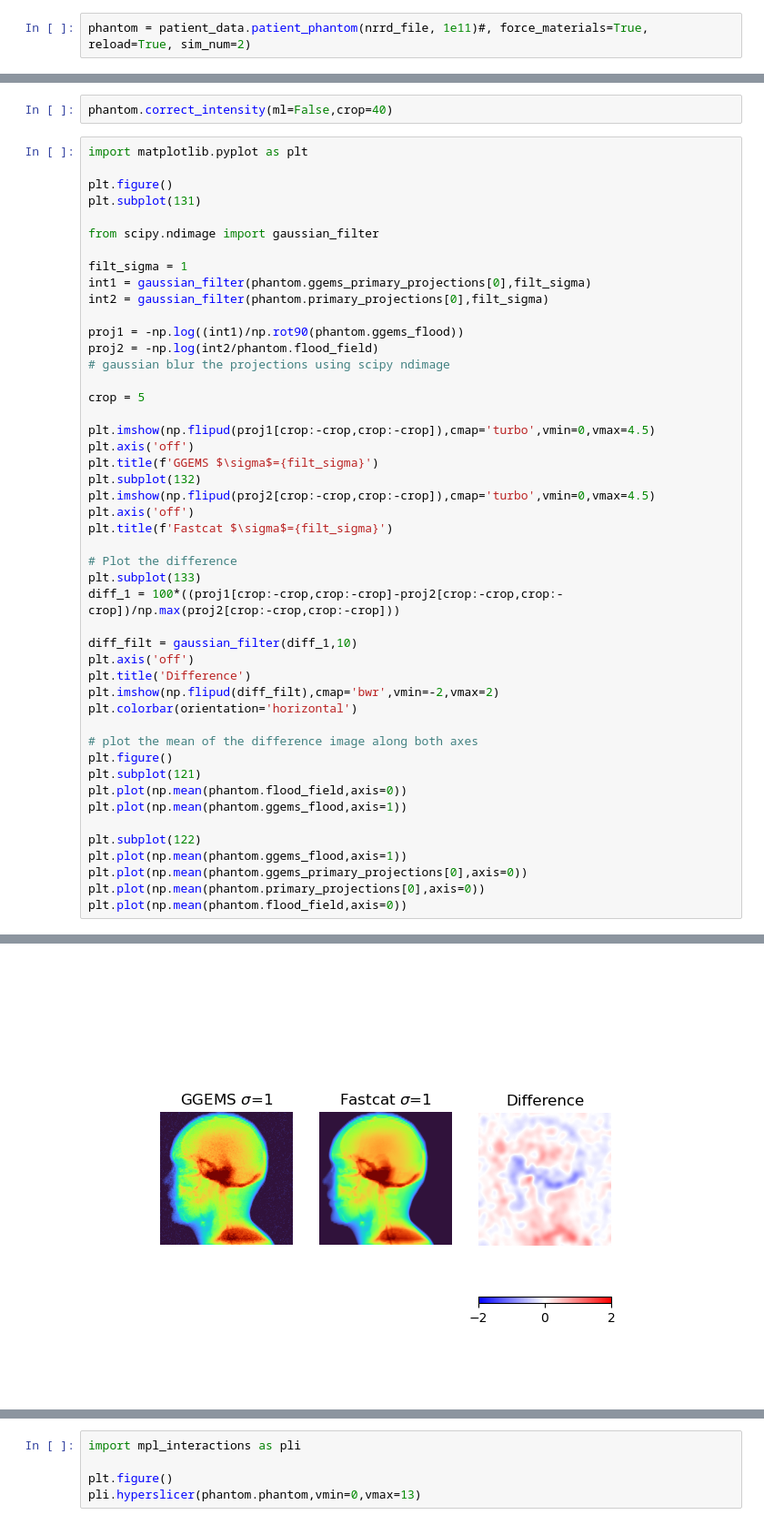
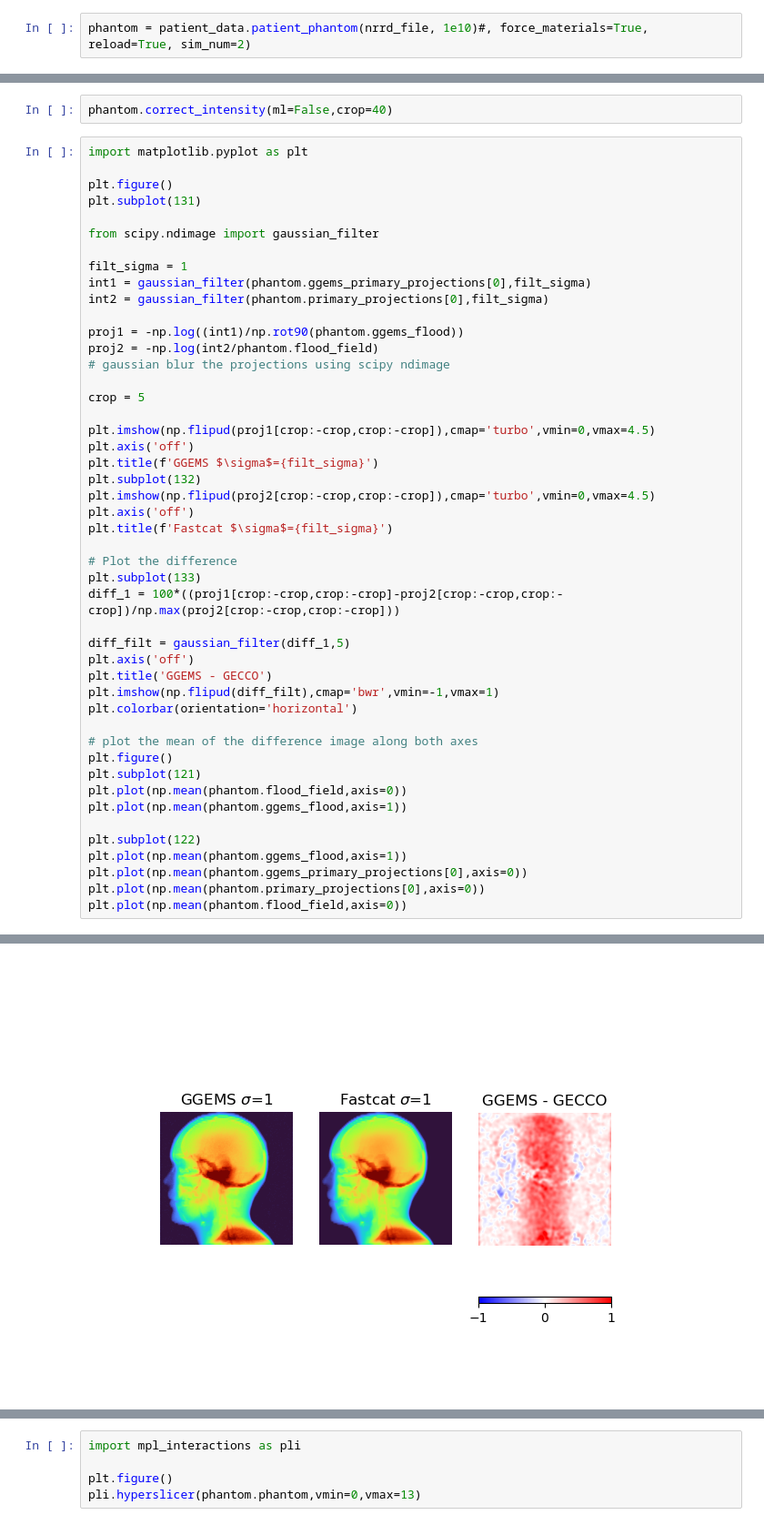
Before and after one commit to jerichooconnell/work-dfci, a Jupyter notebook: 3-jupyter_notebooks_patient/11-initial_patient_redo/3-simulate_from_XCAT.ipynb, the cells around one changed output, grey strips where cells are left out. Shown at 91% size. Cells and saved outputs as stored; diff of their text form.

```diff
--- a/3-jupyter_notebooks_patient/11-initial_patient_redo/3-simulate_from_XCAT.ipynb
+++ b/3-jupyter_notebooks_patient/11-initial_patient_redo/3-simulate_from_XCAT.ipynb
@@ -16,5 +16,5 @@ nrrd_file = '/home/jericho/Software/gecco/gecco/user_phantoms/XCAT/XCAT.mhd'
 # nrrd_file = '/home/jericho/Software/fastcat/examples/patient_data/data/smaller_volume_CNS_CT.nrrd'
 # nrrd_to_mhd(nrrd_file,force=True)
 # %%
-phantom = patient_data.patient_phantom(nrrd_file, 1e11)#, force_materials=True, reload=True, sim_num=2)
+phantom = patient_data.patient_phantom(nrrd_file, 1e10)#, force_materials=True, reload=True, sim_num=2)
 # %% [output]
@@ -143,34 +152,34 @@ proj2 = -np.log(int2/phantom.flood_field)
 crop = 5
 
 plt.imshow(np.flipud(proj1[crop:-crop,crop:-crop]),cmap='turbo',vmin=0,vmax=4.5)
 plt.axis('off')
 plt.title(f'GGEMS $\sigma$={filt_sigma}')
 plt.subplot(132)
 plt.imshow(np.flipud(proj2[crop:-crop,crop:-crop]),cmap='turbo',vmin=0,vmax=4.5)
 plt.axis('off')
 plt.title(f'Fastcat $\sigma$={filt_sigma}')
 
 # Plot the difference
 plt.subplot(133)
 diff_1 = 100*((proj1[crop:-crop,crop:-crop]-proj2[crop:-crop,crop:-crop])/np.max(proj2[crop:-crop,crop:-crop]))
 
-diff_filt = gaussian_filter(diff_1,10)
+diff_filt = gaussian_filter(diff_1,5)
 plt.axis('off')
-plt.title('Difference')
-plt.imshow(np.flipud(diff_filt),cmap='bwr',vmin=-2,vmax=2)
+plt.title('GGEMS - GECCO')
+plt.imshow(np.flipud(diff_filt),cmap='bwr',vmin=-1,vmax=1)
 plt.colorbar(orientation='horizontal')
 
 # plot the mean of the difference image along both axes
 plt.figure()
 plt.subplot(121)
 plt.plot(np.mean(phantom.flood_field,axis=0))
 plt.plot(np.mean(phantom.ggems_flood,axis=1))
 
 plt.subplot(122)
 plt.plot(np.mean(phantom.ggems_flood,axis=1))
 plt.plot(np.mean(phantom.ggems_primary_projections[0],axis=0))
 plt.plot(np.mean(phantom.primary_projections[0],axis=0))
 plt.plot(np.mean(phantom.flood_field,axis=0))
 # %% [output]
 [<matplotlib.lines.Line2D at 0x...>]
-[figure, old version]
+[figure, new version]
```
Also changed, not shown: parts of 11 cells of this notebook, 28 other files.
